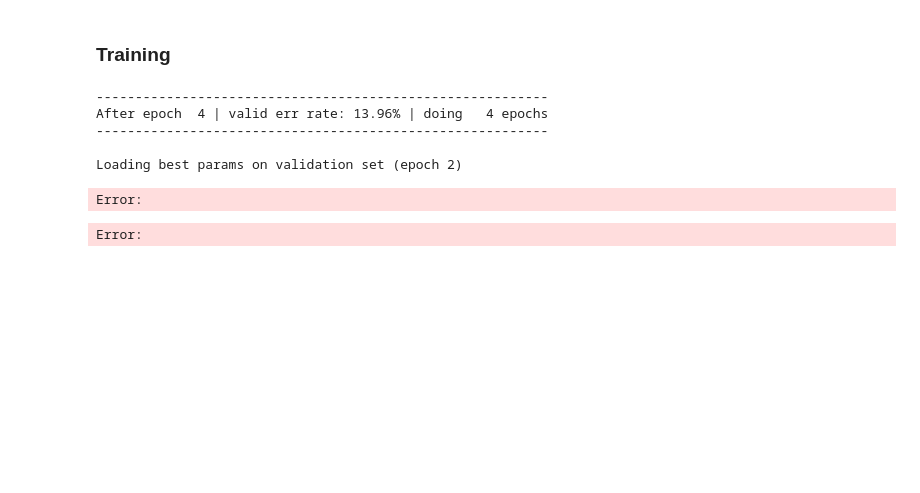
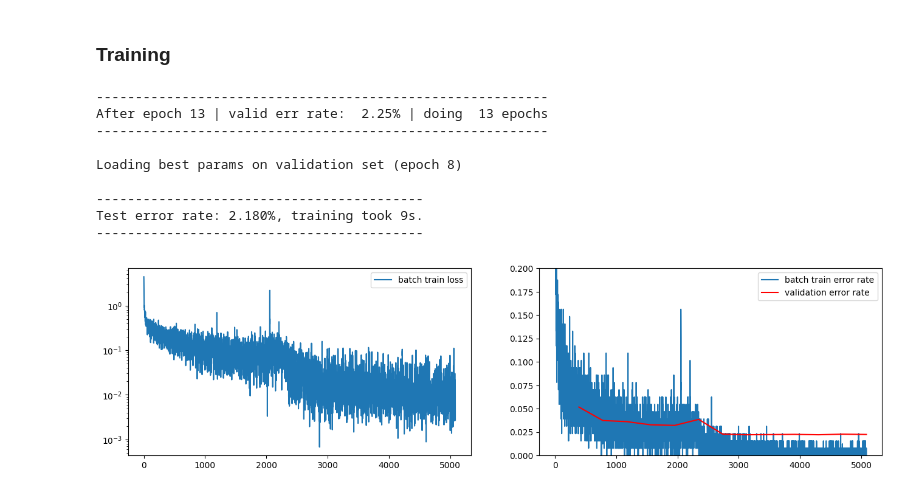
Before and after one commit to dmika1234/dl_uwr, a Jupyter notebook: Assignments/Assignment2/colab_run.ipynb, the cells around one changed output. Saved outputs shown, nothing was run; the diff lists cells and outputs as text; code cells hidden in the pictures; blank space fills up the shorter version.

```diff
--- a/Assignments/Assignment2/colab_run.ipynb
+++ b/Assignments/Assignment2/colab_run.ipynb
@@ -29,28 +28,44 @@ mnist_loaders = create_mnist_loaders(batch_size=batch_size, data_path=data_path,
 # %% [markdown]
 ### Defining model
 # %%
-model = Model(nn.Linear(28 * 28, 10))
-model.init_params_norm()
+model = Model(nn.Linear(28 * 28, 100),
+              nn.ReLU(),
+              nn.Linear(100, 10))
+model.init_params_xavier()
+# %%
+lr_schedule = (partial(exp_schedule, beta=0.9, warmups=6), "epochs")
+# lr_schedule = (batch_schedule, "batch_iters")
+# lr_schedule = (None, None)
+# %%
+alpha = 1e-1
+epsilon = 0.9
+decay=0.0
+max_num_epochs = 50
 # %% [markdown]
 ### Training
-# %%
-lr_schedule = partial(exp_schedule, beta=0.8, warmups=7)
-device = torch.device('cuda' if torch.cuda.is_available() else 'cpu')
-t_start = time.time()
-SGD(model, mnist_loaders, alpha=1e-1, lr_schedule=(lr_schedule, 'epochs'), epsilon=0.9, max_num_epochs=30, device=device)
-# %% [output]
-----------------------------------------------------------
-After epoch  4 | valid err rate: 13.96% | doing   4 epochs
-----------------------------------------------------------
-
-Loading best params on validation set (epoch 2)
-Error:
-Error:
 # %%
-
+# On GPU enabled devices set device='cuda' else set device='cpu'
+device = torch.device('cuda' if torch.cuda.is_available() else 'cpu')
+t_start = time.time()
+val_err = SGD(model, mnist_loaders,
+    alpha=alpha, epsilon=epsilon, lr_schedule=lr_schedule, decay=decay,
+    max_num_epochs=max_num_epochs, device=device)
+##
 test_err_rate = compute_error_rate(model, mnist_loaders["test"])
 m = (
     f"Test error rate: {test_err_rate * 100.0:.3f}%, "
     f"training took {time.time() - t_start:.0f}s."
 )
 print("{0}\n{1}\n{0}".format("-" * len(m), m))
+##
+# %% [output]
+----------------------------------------------------------
+After epoch 13 | valid err rate:  2.25% | doing  13 epochs
+----------------------------------------------------------
+
+Loading best params on validation set (epoch 8)
+
+------------------------------------------
+Test error rate: 2.180%, training took 9s.
+------------------------------------------
+[figure, added]
```
Also changed, not shown: parts of 2 cells of this notebook.
